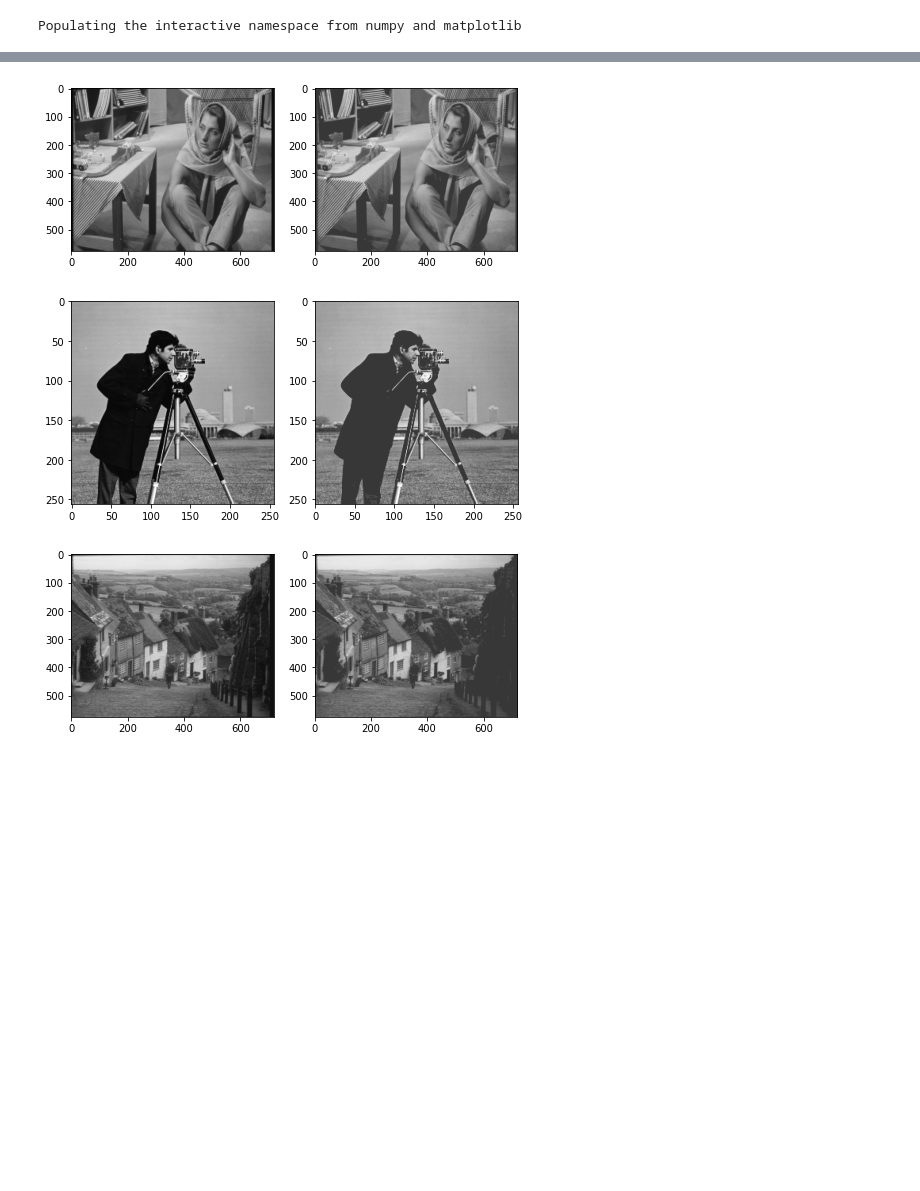
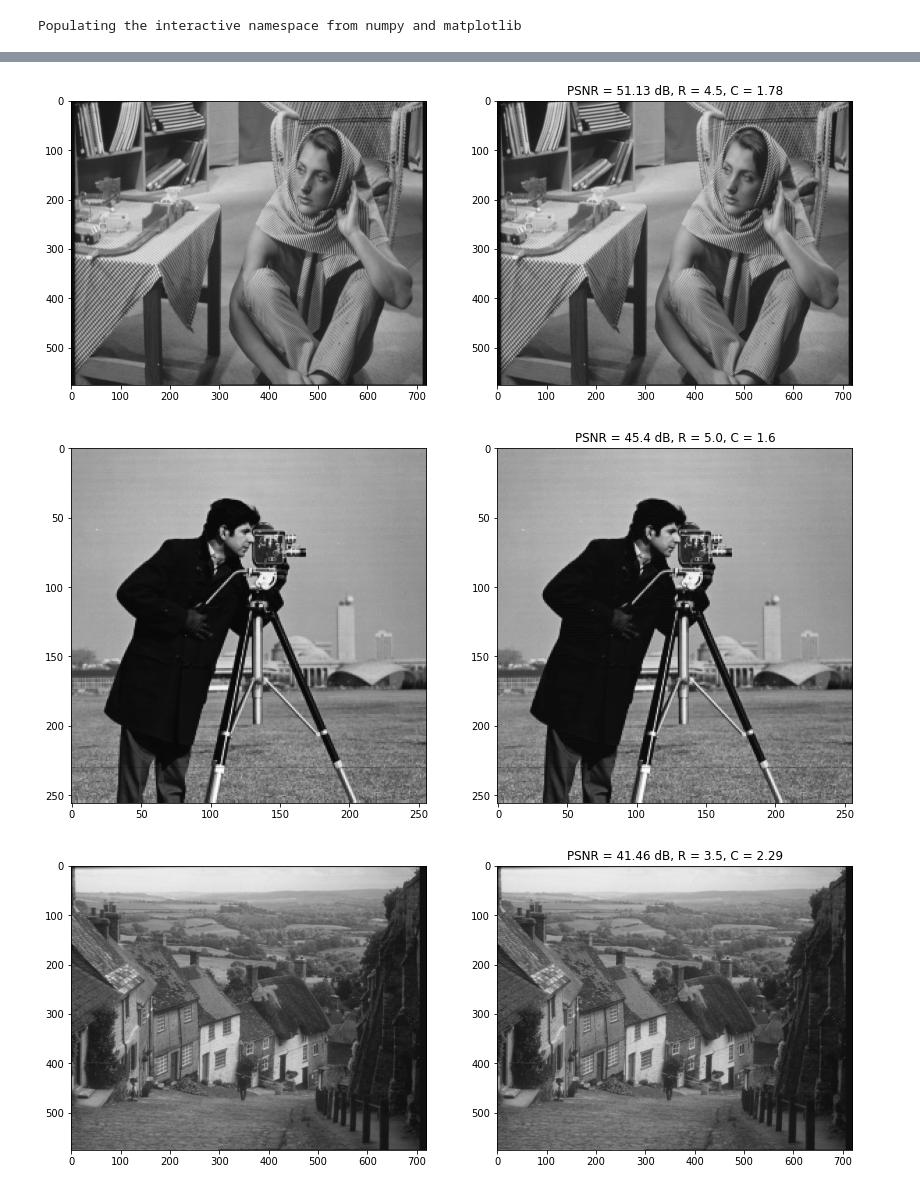
Before and after one commit to VRavaglia/Compressao-de-Imagens, a Jupyter notebook: VQ/Image_comp.ipynb, the cells around one changed output, grey strips where cells are left out. Saved outputs shown, nothing was run; the diff lists cells and outputs as text; code cells hidden in the pictures; blank space fills up the shorter version.

```diff
--- a/VQ/Image_comp.ipynb
+++ b/VQ/Image_comp.ipynb
@@ -17,8 +17,8 @@ Populating the interactive namespace from numpy and matplotlib
 # %%
 for i in range(0, len(trainfiles)):
     f, axarr = plt.subplots(1,1)
-    f.set_figheight(8)
-    f.set_figwidth(8)
+    f.set_figheight(4)
+    f.set_figwidth(4)
     img = mpimg.imread(trainpath + '/' + trainfiles[i])
     axarr.imshow(img, cmap='gray', vmin=0, vmax=255)
     plt.show()
@@ -35,14 +35,32 @@ for i in range(0, len(trainfiles)):
+# %%
+import csv
+p_df = csv.reader(open("BestCDBK.csv"))
+params = []
+blocks = [1, 2, 2, 4];
+for row in p_df:
+    params.append(row[0:2])
+
+params = np.array(params).astype(float)
+params = params.astype(int)
 # %%
+import cv2
 for i in range(0, len(testfiles)):
+
     f, axarr = plt.subplots(1,2)
-    f.set_figheight(8)
-    f.set_figwidth(8)
+
+    f.set_figheight(14)
+    f.set_figwidth(14)
+    imgp1 = cv2.imread(testpath + '/' + testfiles[i])
+    imgp2 = cv2.imread(recpath + '/' + recfiles[i])
+    psnr = cv2.PSNR(imgp1, imgp2)
     img = mpimg.imread(testpath + '/' + testfiles[i])
     axarr[0].imshow(img, cmap='gray', vmin=0, vmax=255)
     img2 = mpimg.imread(recpath + '/' + recfiles[i])
     axarr[1].imshow(img2, cmap='gray', vmin=0, vmax=255)
+    R = log2(params[i, 1])/blocks[params[i, 0]]
+    plt.title("PSNR = " + str(round(psnr,2)) +  " dB, R = " + str(R) + ", C = " + str(round(8/R, 2)))
     plt.show()
 # %% [output]
-[figure, old version]
+[figure, new version]
-[figure, old version]
+[figure, new version]
-[figure, old version]
+[figure, new version]
```
Also changed, not shown: parts of 2 cells of this notebook, 17 other files.
